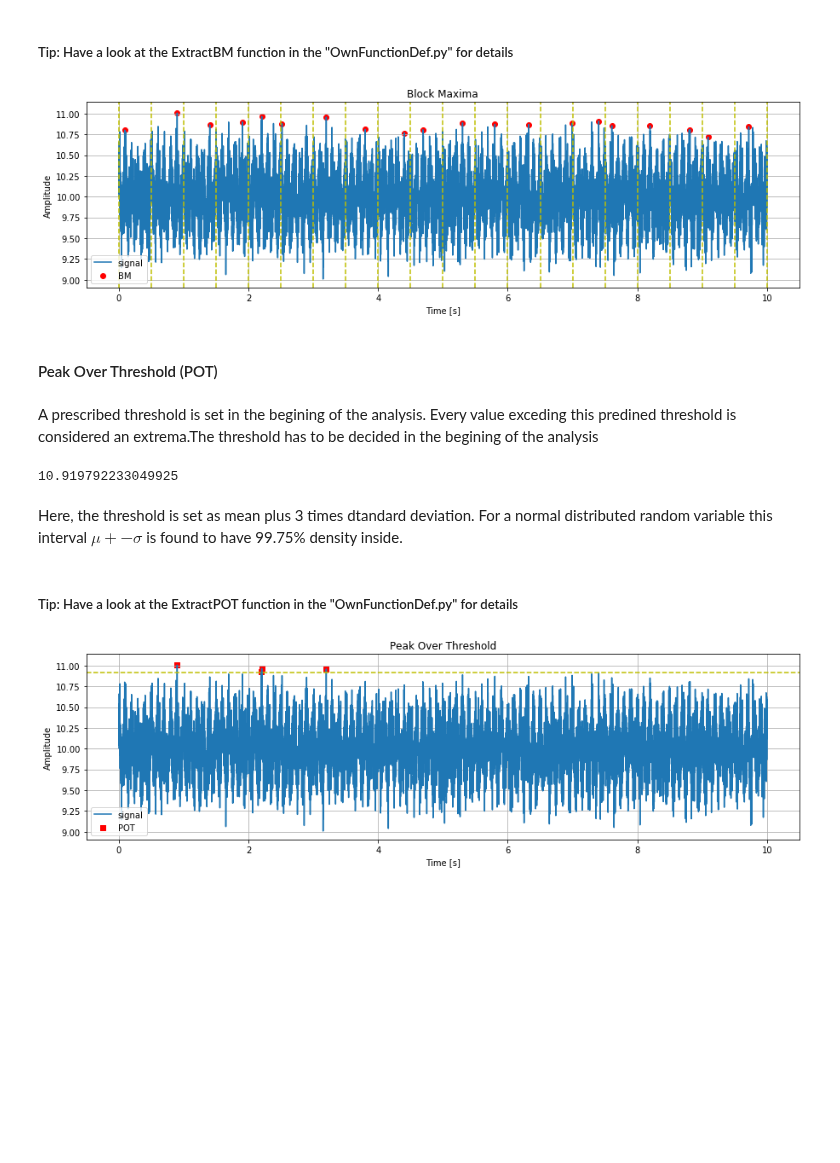
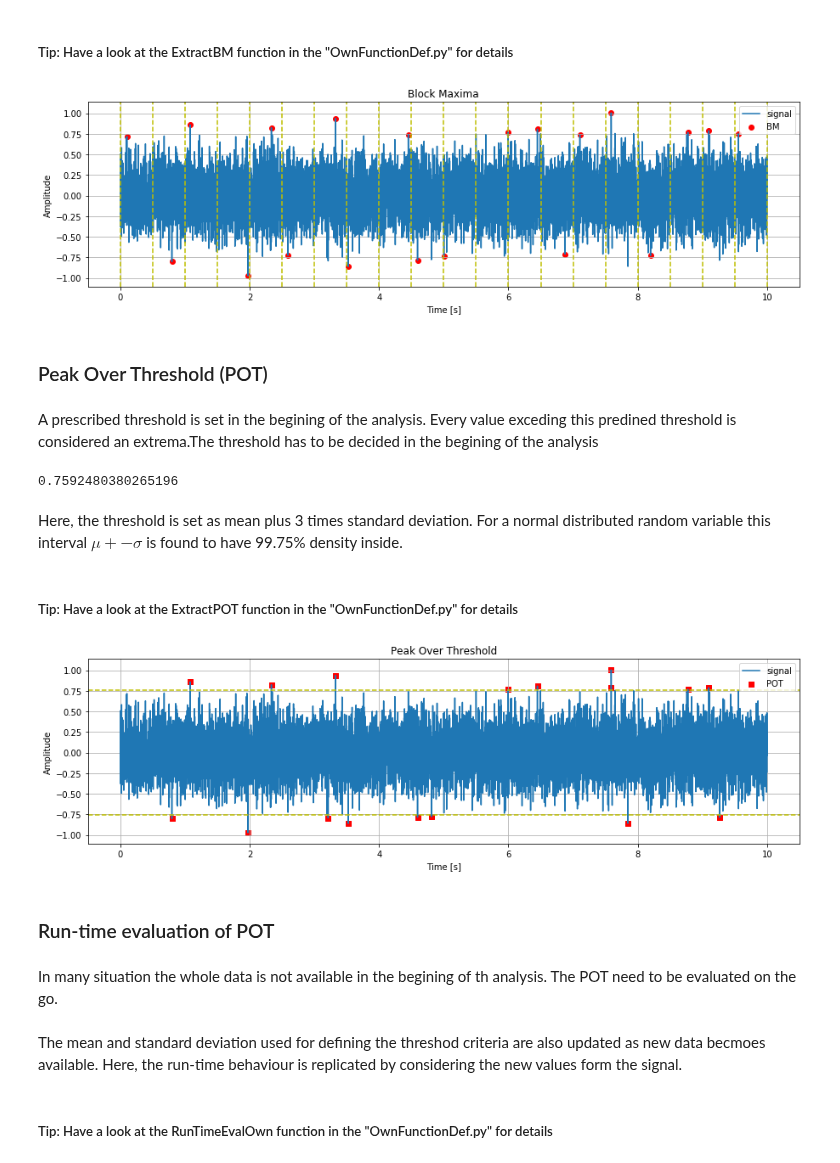
Before and after one commit to mpentek/SWELecture, a Jupyter notebook: 02_ExwithGeneratedSignal_StructuralWindEngg.ipynb, the cells around one changed output. Cells and saved outputs as stored; diff of their text form; code cells hidden in the pictures; blank space fills up the shorter version.

```diff
--- a/02_ExwithGeneratedSignal_StructuralWindEngg.ipynb
+++ b/02_ExwithGeneratedSignal_StructuralWindEngg.ipynb
@@ -451,4 +463,6 @@ What do you observe in the FFT plots?
 ######  The two methods for extreme value analysis of the structure are Block Maxima(BM) and Peak over threshold (POT). Recall from the lecture the basic definitions and differences between these two parameters.
 # %% [markdown]
 The extreme value statistics of the generated superimposed signal generated earlier will be compurted in this section.
+# %%
+signalGiven = signalRand
 # %% [markdown]
@@ -465,8 +479,8 @@ Here the block size is chosen in such a way that each block will be 5% of the co
 # %% [markdown]
 ##### Tip: Have a look at the ExtractBM function in the "OwnFunctionDef.py"  for details
 # %%
-plt.plot(arrayTime,signalSuperposed,label  ='signal')
-plt.scatter(arrayTime[indexBM],signalSuperposed[indexBM], marker = 'o', color = 'r', label='BM')
+plt.plot(arrayTime,signalGiven,label  ='signal')
+plt.scatter(arrayTime[indexBM],signalGiven[indexBM], marker = 'o', color = 'r', label='BM')
 plt.ylabel('Amplitude')
 plt.title('Block Maxima')
 plt.xlabel('Time [s]')
@@ -476,33 +490,43 @@ plt.axvline(x=arrayTime[-1], color='y',linestyle='--')
 plt.legend()
 plt.grid(True)
 # %% [output]
-[figure, old version]
+[figure, new version]
 # %% [markdown]
-#### Peak Over Threshold (POT)
+### Peak Over Threshold (POT)
 # %% [markdown]
 A prescribed threshold is set in the begining of the analysis. Every value exceding this predined threshold is considered an extrema.The threshold has to be decided in the begining of the analysis
 # %%
-signalMean = np.mean(signalSuperposed)
-signalSTD = np.std(signalSuperposed)
+signalMean = np.mean(signalGiven)
+signalSTD = np.std(signalGiven)
 thresholdParam = 3
 thresholdValue = signalMean + thresholdParam * signalSTD # for around 0.25% from parent
 # distribution to be in tails
-[indexEndTimePOT,extremeValuesEndTimePOT] = ExtractPOT(signalSuperposed,thresholdValue)
+[indexEndTimePOT,extremeValuesEndTimePOT] = ExtractPOT(signalGiven,thresholdValue)
+[pdfEndTimePOTX,pdfEndTimePOT] = CalcForPDF(extremeValuesEndTimePOT)
 print(thresholdValue)
 # %% [output]
-10.919792233049925
+0.7592480380265196
 # %% [markdown]
-Here, the threshold is set as mean plus 3 times dtandard deviation. For a normal distributed random variable this interval  $\mu +- \sigma$ is found to have 99.75% density inside.
+Here, the threshold is set as mean plus 3 times standard deviation. For a normal distributed random variable this interval  $\mu +- \sigma$ is found to have 99.75% density inside.
 # %% [markdown]
 ##### Tip: Have a look at the ExtractPOT function in the "OwnFunctionDef.py"  for details
 # %%
-plt.plot(arrayTime,signalSuperposed, label = 'signal')
-plt.scatter(arrayTime[indexEndTimePOT],signalSuperposed[indexEndTimePOT], marker ='s', color = 'r', label = 'POT')
+plt.plot(arrayTime,signalGiven, label = 'signal')
+plt.scatter(arrayTime[indexEndTimePOT],signalGiven[indexEndTimePOT], marker ='s', color = 'r', label = 'POT')
 plt.ylabel('Amplitude')
 plt.title('Peak Over Threshold')
 plt.axhline(y=thresholdValue,color='y',linestyle='--')
+plt.axhline(y=-thresholdValue,color='y',linestyle='--')
 plt.xlabel('Time [s]')
 plt.legend()
 plt.grid(True)
 # %% [output]
-[figure, old version]
+[figure, new version]
+# %% [markdown]
+### Run-time evaluation of POT
+# %% [markdown]
+In many situation the whole data is not available in the begining of th analysis. The POT need to be evaluated on the go.
+# %% [markdown]
+The mean and standard deviation used for defining the threshod criteria are also updated as new data becmoes available. Here, the run-time behaviour is replicated by considering the new values form the signal.
+# %% [markdown]
+##### Tip: Have a look at the RunTimeEvalOwn function in the "OwnFunctionDef.py"  for details
```
Also changed, not shown: parts of 30 cells of this notebook, 2 other files.
